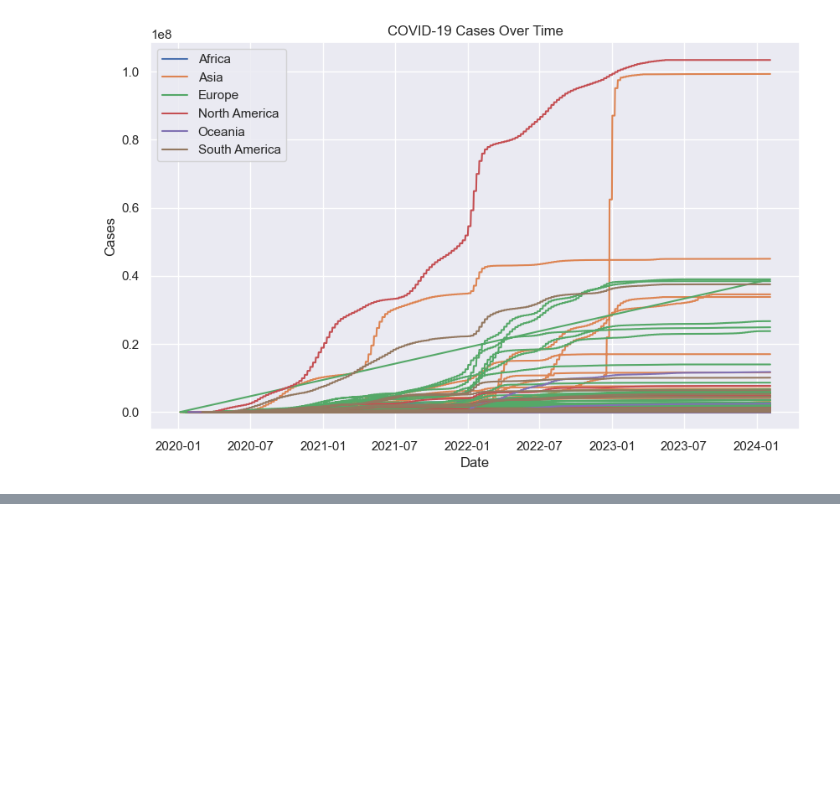
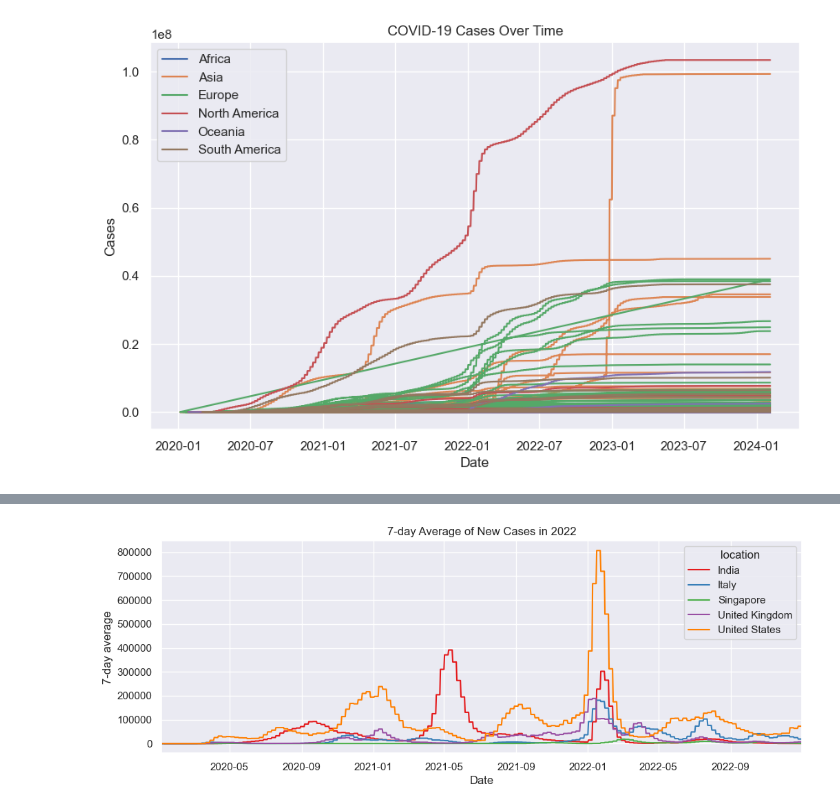
Before and after one commit to Enlightenus/COVID_Visualization, a Jupyter notebook: COVID.ipynb, the cells around one changed output, grey strips where cells are left out. Cells and saved outputs as stored; diff of their text form; code cells hidden in the pictures; blank space fills up the shorter version.

Commit message:
7-day moving ongoing

```diff
--- a/COVID.ipynb
+++ b/COVID.ipynb
@@ -100,0 +122,13 @@ plt.show()
+# %%
+# 7-Day moving average, dataframe prep
+info = ['location', 'date', 'total_cases', 'new_cases', 'total_deaths', 'new_deaths']
+df_India = df.loc[(df['location']=='India')&(df['date'].dt.year <= 2022), info]
+df_Italy = df.loc[(df['location']=='Italy')&(df['date'].dt.year <= 2022), info]
+df_Singapore = df.loc[(df['location']=='Singapore')&(df['date'].dt.year <= 2022), info]
+df_UK = df.loc[(df['location']=='United Kingdom')&(df['date'].dt.year <= 2022), info]
+df_US = df.loc[(df['location']=='United States')&(df['date'].dt.year <= 2022), info]
+
+data_of_interests = [df_India,df_Italy, df_Singapore, df_UK, df_US]
+
+df_of_interest = pd.concat(data_of_interests, axis=0).fillna(0).reindex()
+df_of_interest
@@ -100,0 +149,4 @@ plt.show()
+# %%
+# 7-Day moving average & plots
+df_of_interest.iloc[:,3:] = df_of_interest.iloc[:,3:].apply(lambda x: round(x.rolling(7).mean(),2))
+df_of_interest.tail()
@@ -100,0 +160,11 @@ plt.show()
+# %%
+fig, ax = plt.subplots(figsize=(12, 4))
+sns.set_theme(style="darkgrid")
+sns.lineplot(x="date", y="new_cases", data=df_of_interest, hue = 'location' ,palette ="Set1")
+ax.set_xlim(df_of_interest.iloc[1,1], df_of_interest.iloc[-1,1])
+ax.set_xlabel('Date')
+ax.set_ylabel('7-day average')
+ax.set_title('7-day Average of New Cases in 2022')
+plt.show()
+# %% [output]
+[figure, added]
```
Also changed, not shown: parts of 4 cells of this notebook.
